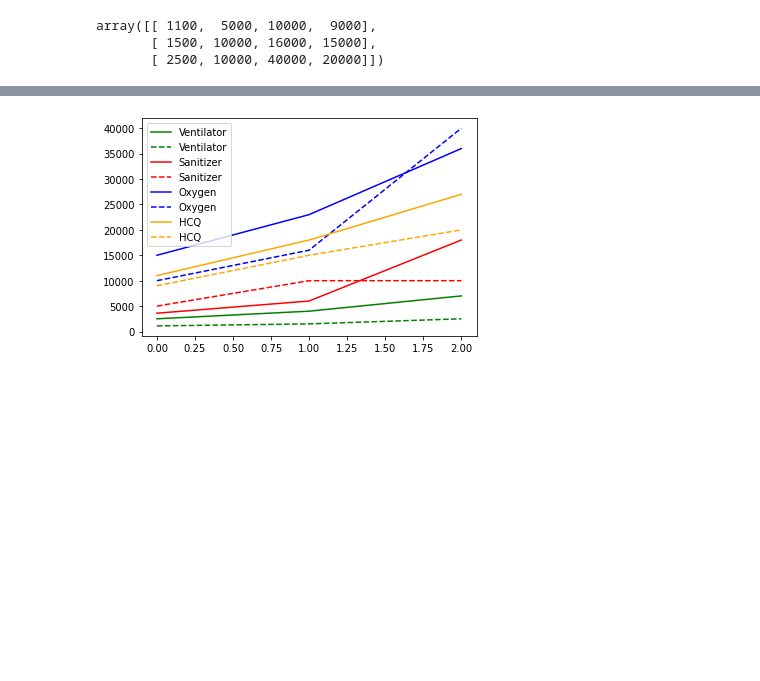
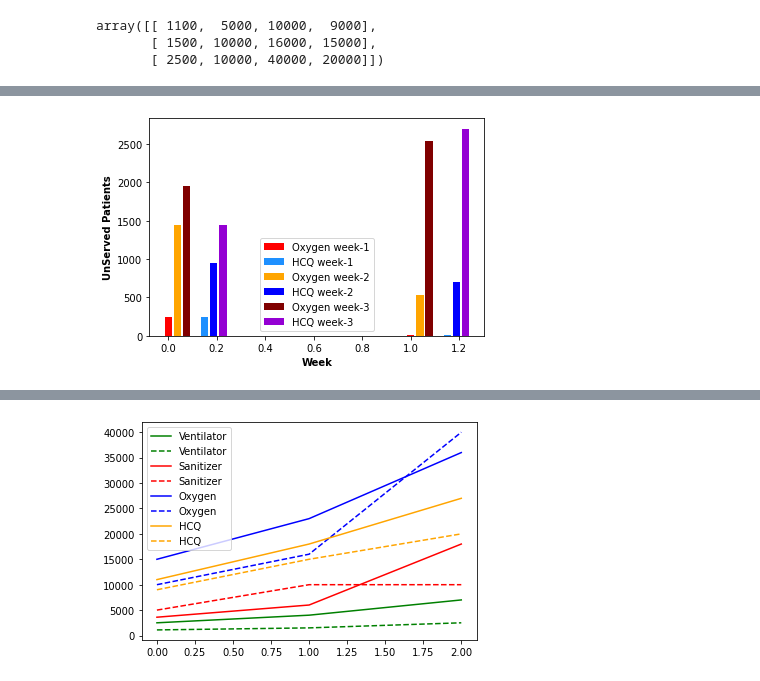
Before and after one commit to Kartikaggarwal98/Transhipment-Network, a Jupyter notebook: notebooks/mc_v_p_time_covid.ipynb, the cells around one changed output, grey strips where cells are left out. Cells and saved outputs as stored; diff of their text form; code cells hidden in the pictures; blank space fills up the shorter version.

```diff
--- a/notebooks/mc_v_p_time_covid.ipynb
+++ b/notebooks/mc_v_p_time_covid.ipynb
@@ -475,3 +508,32 @@ br4 = [x + barWidth for x in br3]
+# %%
+fig = plt.subplots(figsize =(6, 4))
+plt.bar(br1,x1[::3], color ='red',
+        width = barWidth/5,label='Oxygen week-1')
+plt.bar(br2,x2[::3], color ='dodgerblue',
+        width = barWidth/5,label='HCQ week-1')
+plt.bar(br11,x1[1::3], color ='orange',
+        width = barWidth/5,label='Oxygen week-2')
+plt.bar(br22,x2[1::3], color ='b',
+        width = barWidth/5,label='HCQ week-2')
+plt.bar(br111,x1[2::3], color ='maroon',
+        width = barWidth/5,label='Oxygen week-3')
+plt.bar(br222,x2[2::3], color ='darkviolet',
+        width = barWidth/5,label='HCQ week-3')
+# plt.bar(br3,np.sum(x3.reshape(-1,3),axis=1), color ='red',
+#         width = barWidth,label='Oxygen')
+# plt.bar(br4,np.sum(x4.reshape(-1,3),axis=1), color ='orange',
+#         width = barWidth,label='HCQ')
+# Adding Xticks
+
+plt.legend(loc='best')
+plt.xlabel('Week', fontweight ='bold')
+plt.ylabel('UnServed Patients', fontweight ='bold')
+# plt.xticks([r + barWidth for r in range(len(x1[::3]))],
+#            ['1', '2', '3'])
+plt.savefig('ServedPat.png',dpi=400)
+plt.show()
+# %% [output]
+[figure, added]
 # %%
 fig = plt.subplots(figsize =(6, 4))
 plt.bar(br1,np.sum(x1.reshape(-1,3),axis=1), color ='green',
```
Also changed, not shown: parts of 9 cells of this notebook, 2 other files.
